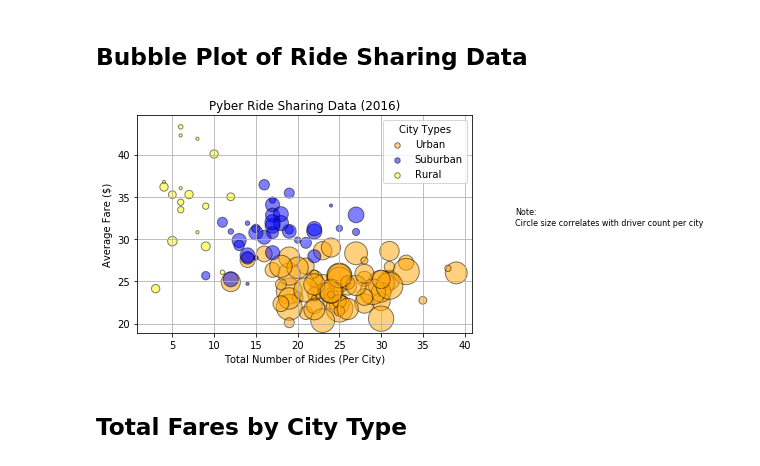
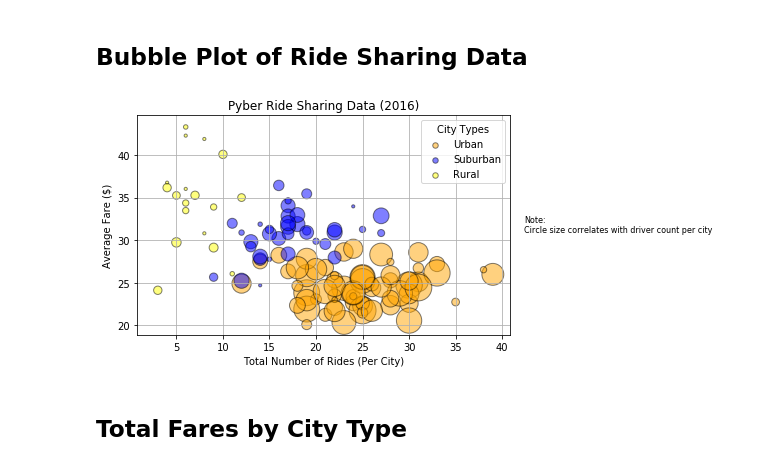
Before and after one commit to ForrestMcDougal/matplotlibHW, a Jupyter notebook: Pyber/pyber_starter.ipynb, the cells around one changed output. Saved outputs shown, nothing was run; the diff lists cells and outputs as text; code cells hidden in the pictures.

```diff
--- a/Pyber/pyber_starter.ipynb
+++ b/Pyber/pyber_starter.ipynb
@@ -47,34 +47,35 @@ urban = new_city.loc[new_city['type'] == 'Urban']
 suburban = new_city.loc[new_city['type'] == 'Suburban']
 rural = new_city.loc[new_city['type'] == 'Rural']
 
 # Plot seperate dataframes and make legend
 plt.scatter(x=urban['Total Number of Rides (Per City)'], y=urban['Average Fare ($)'], c='orange',
             s=urban['driver_count']*10, alpha=0.5, edgecolors='black')
 plt.scatter(x=suburban['Total Number of Rides (Per City)'], y=suburban['Average Fare ($)'], c='blue',
             s=suburban['driver_count']*10, alpha=0.5, edgecolors='black')
 plt.scatter(x=rural['Total Number of Rides (Per City)'], y=rural['Average Fare ($)'], c='yellow',
             s=rural['driver_count']*10, alpha=0.5, edgecolors='black')
 plt.grid()
 lgnd = plt.legend(['Urban', 'Suburban', 'Rural'], title='City Types')
 
 # Resize legend dots
 lgnd.legendHandles[0]._sizes = [30]
 lgnd.legendHandles[1]._sizes = [30]
 lgnd.legendHandles[2]._sizes = [30]
 
 plt.xlabel('Total Number of Rides (Per City)');
 plt.ylabel('Average Fare ($)');
 plt.title('Pyber Ride Sharing Data (2016)');
 
 # Add note to side of chart
 textstr = 'Note:\nCircle size correlates with driver count per city'
+plt.tight_layout()
 plt.gcf().text(1., 0.5, textstr, fontsize=8);
 
 # Save Figure
 save_path = os.path.join('Assets', 'PyberRideSharingData2016.png')
 plt.savefig(save_path)
 # %% [output]
-[figure, old version]
+[figure, new version]
 # %% [markdown]
 ## Total Fares by City Type
 # %%
```
Also changed, not shown: parts of 1 cell of this notebook, 2 other files.
